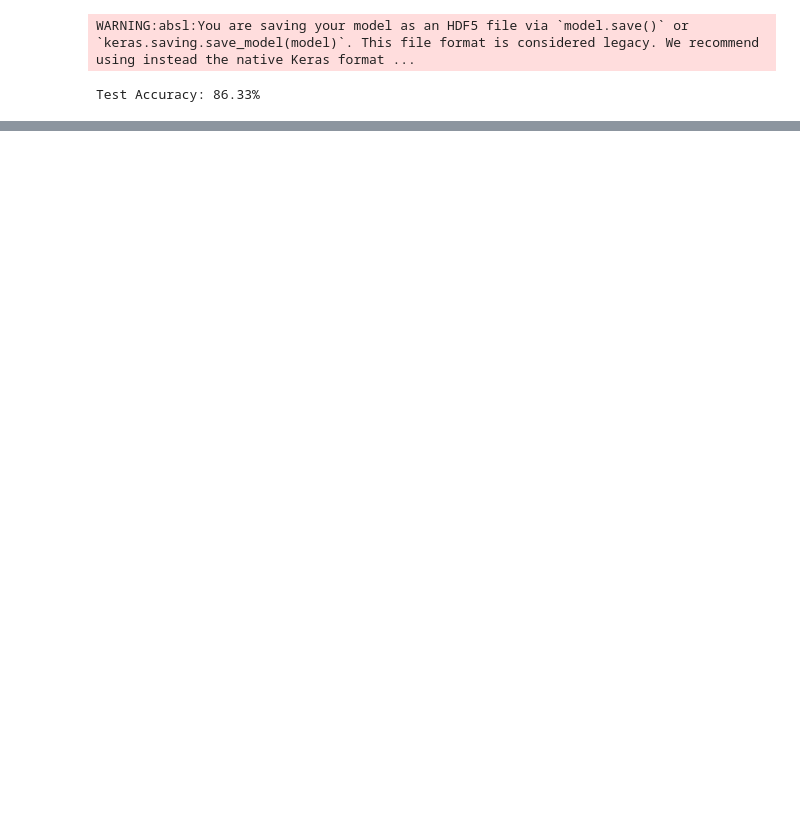
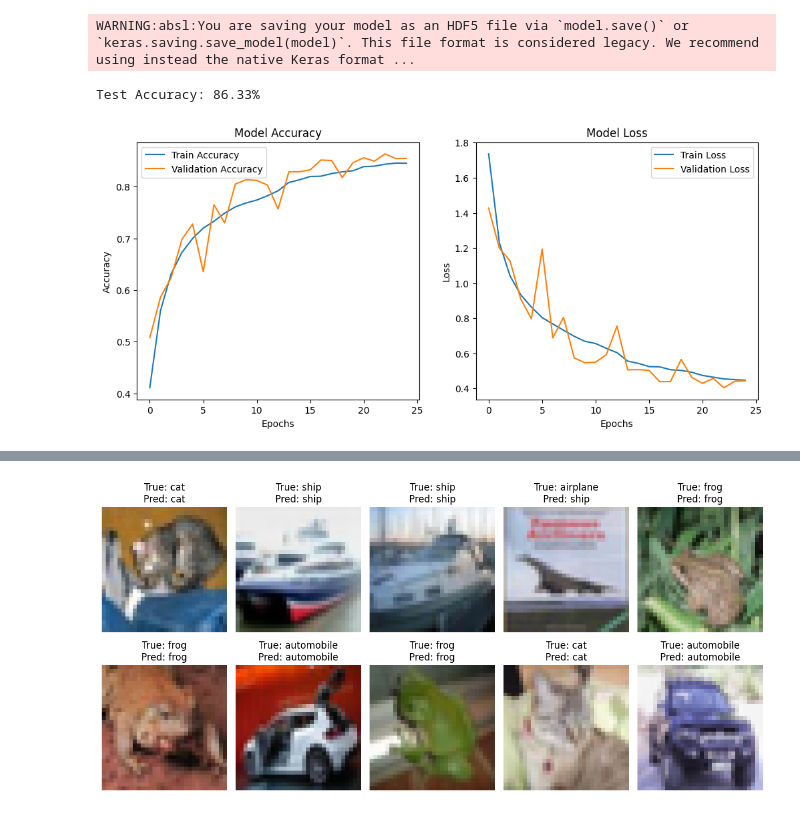
Before and after one commit to Trishika0611/CODTECH-IT-SOLUTIONS, a Jupyter notebook: TASK_3_CNN.ipynb, the cells around one changed output, grey strips where cells are left out. Drawn from its saved outputs; the diff is of its cells as text; code cells hidden in the pictures; blank space fills up the shorter version.

```diff
--- a/TASK_3_CNN.ipynb
+++ b/TASK_3_CNN.ipynb
@@ -89,3 +89,45 @@ Epoch 25/25
 313/313 ━━━━━━━━━━━━━━━━━━━━ 1s 3ms/step - accuracy: 0.8666 - loss: 0.4012
 WARNING:absl:You are saving your model as an HDF5 file via `model.save()` or `keras.saving.save_model(model)`. This file format is considered legacy. We recommend using instead the native Keras format ...
 Test Accuracy: 86.33%
+# %%
+import matplotlib.pyplot as plt
+import numpy as np
+
+# Plot training accuracy and loss
+plt.figure(figsize=(12,5))
+
+plt.subplot(1,2,1)
+plt.plot(history.history['accuracy'], label='Train Accuracy')
+plt.plot(history.history['val_accuracy'], label='Validation Accuracy')
+plt.title('Model Accuracy')
+plt.xlabel('Epochs')
+plt.ylabel('Accuracy')
+plt.legend()
+
+plt.subplot(1,2,2)
+plt.plot(history.history['loss'], label='Train Loss')
+plt.plot(history.history['val_loss'], label='Validation Loss')
+plt.title('Model Loss')
+plt.xlabel('Epochs')
+plt.ylabel('Loss')
+plt.legend()
+
+plt.show()
+
+# Show some sample predictions
+class_names = ['airplane','automobile','bird','cat','deer',
+               'dog','frog','horse','ship','truck']
+
+y_pred = model.predict(X_test)
+y_pred_classes = np.argmax(y_pred, axis=1)
+
+plt.figure(figsize=(12,6))
+for i in range(10):
+    plt.subplot(2,5,i+1)
+    plt.imshow(X_test[i])
+    plt.title(f"True: {class_names[y_test[i][0]]}\nPred: {class_names[y_pred_classes[i]]}")
+    plt.axis('off')
+plt.tight_layout()
+plt.show()
+# %% [output]
+[figure, added]
@@ -91,0 +135 @@ Test Accuracy: 86.33%
+[figure, added]
```
Also changed, not shown: parts of 1 cell of this notebook.
